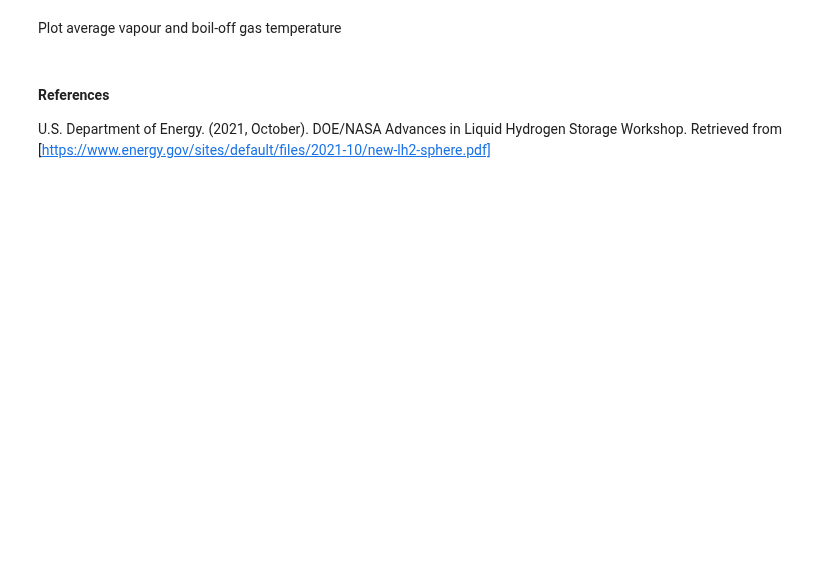
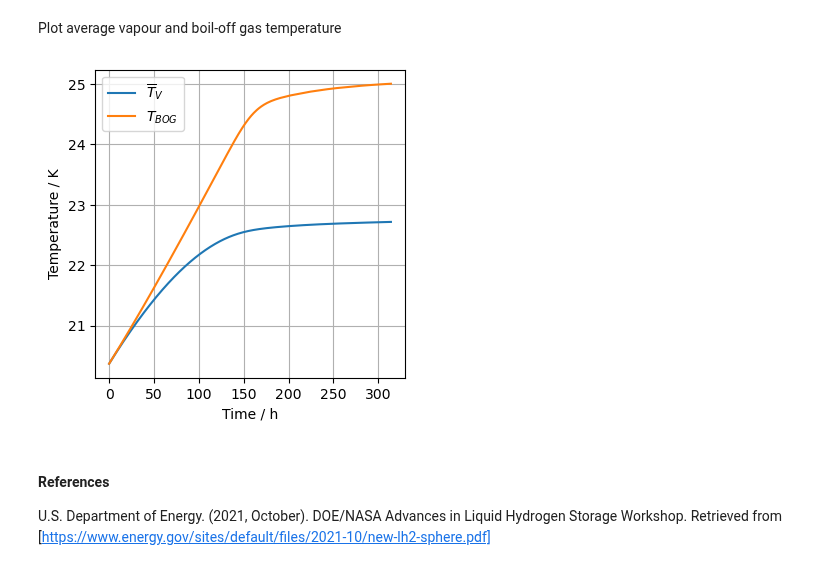
Before and after one commit to felipehuerta17/CryoEvap, a Jupyter notebook: notebooks/LH2_mid.ipynb, the cells around one changed output. Saved outputs shown, nothing was run; the diff lists cells and outputs as text; code cells hidden in the pictures; blank space fills up the shorter version.

Commit message:
chore: update notebooks to remove dimensional analysis and include T_BOG and Tv_avg plots

```diff
--- a/notebooks/LH2_mid.ipynb
+++ b/notebooks/LH2_mid.ipynb
@@ -94,7 +96,7 @@ n_z = 1 + int(np.round(mid_tank.l_V/dz, 0))
 mid_tank.z_grid = np.linspace(0, 1, n_z)
 
 # Define evaporation time as the transient period
-evap_time = 3600 * tau_h * 2
+evap_time = 3600 * tau_h
 # evap_time = 3600
 
 # Time step to plot each vapour temperature profile
@@ -150,7 +150,9 @@ print("Pi_2 = %.3f" % Pi_2)
 # %% [markdown]
 Plot average vapour and boil-off gas temperature
 # %%
-mid_tank.plot_tv_BOG(t_unit='min')
+mid_tank.plot_tv_BOG(t_unit='h')
+# %% [output]
+[figure, added]
 # %% [markdown]
 #### References
 
```
Also changed, not shown: parts of 8 cells of this notebook, 9 other files.
